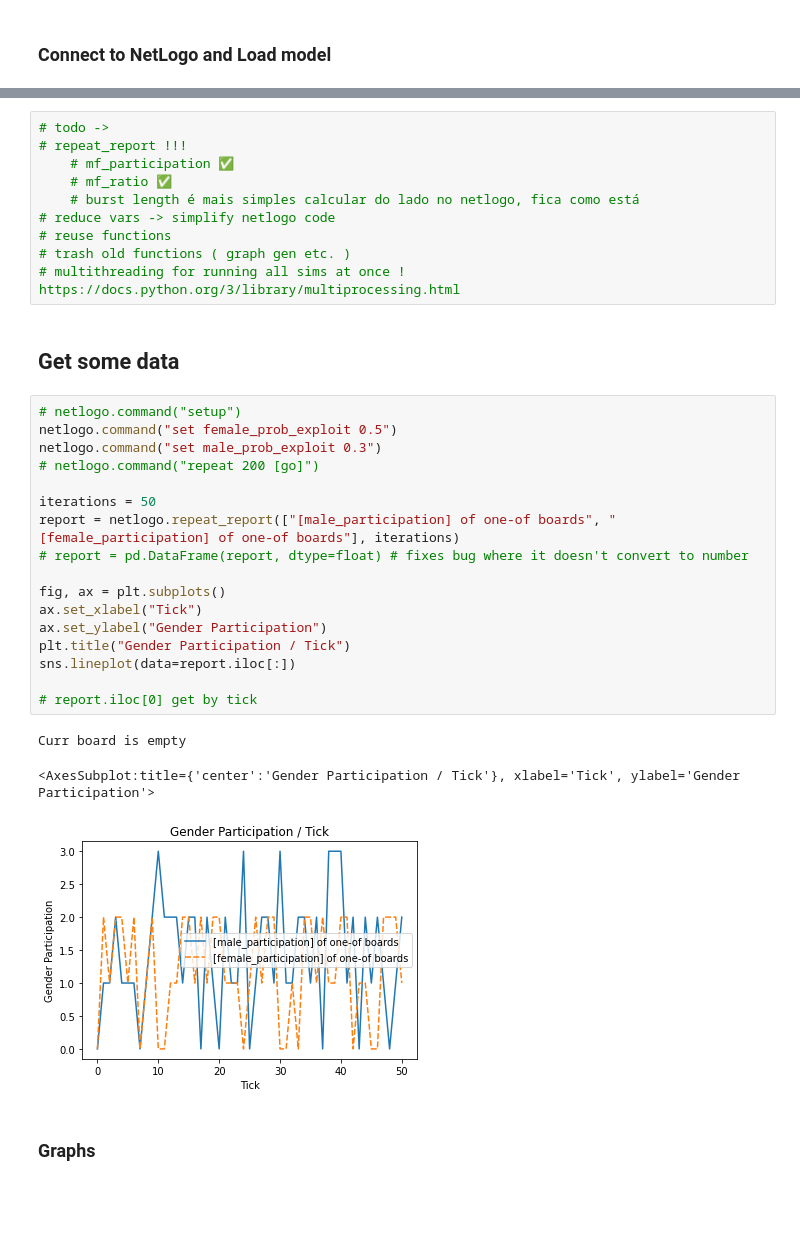
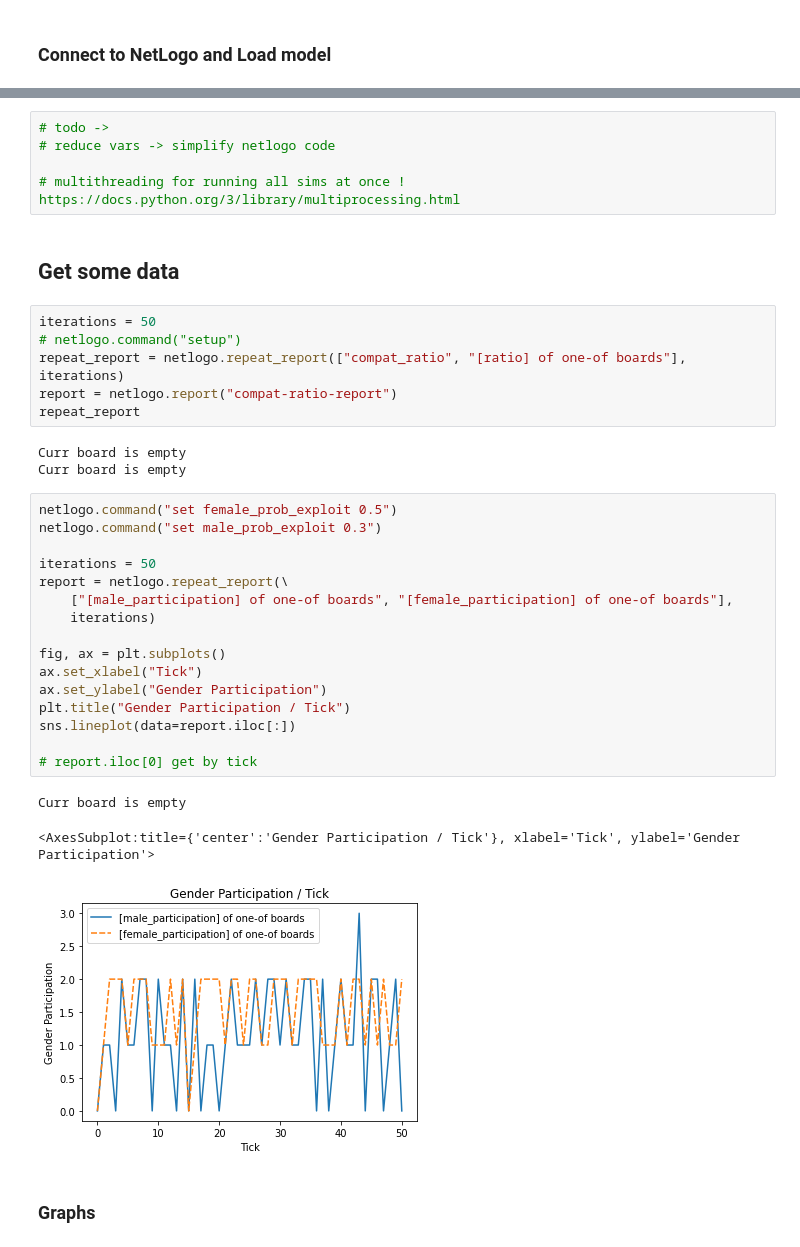
Before and after one commit to DEISI-ULHT-TFC-2021-22/TFC-DEISI258-Modelamento-multi-agente-de-intera-es-em-grupos-sociais, a Jupyter notebook: pynetlogo_ku.ipynb, the cells around one changed output, grey strips where cells are left out. Saved outputs shown, nothing was run; the diff lists cells and outputs as text; blank space fills up the shorter version.

```diff
--- a/pynetlogo_ku.ipynb
+++ b/pynetlogo_ku.ipynb
@@ -96,36 +91,39 @@ MF RATIO -> F - 2 | M - 3
 # %%
 # todo ->
-# repeat_report !!!
-    # mf_participation ✅
-    # mf_ratio ✅
-    # burst length é mais simples calcular do lado no netlogo, fica como está
 # reduce vars -> simplify netlogo code
-# reuse functions
-# trash old functions ( graph gen etc. )
+
 # multithreading for running all sims at once ! https://docs.python.org/3/library/multiprocessing.html
 # %% [markdown]
 ## Get some data
+# %%
+iterations = 50
+# netlogo.command("setup")
+repeat_report = netlogo.repeat_report(["compat_ratio", "[ratio] of one-of boards"], iterations)
+report = netlogo.report("compat-ratio-report")
+repeat_report
+# %% [output]
+Curr board is empty
+Curr board is empty
 # %%
-# netlogo.command("setup")
 netlogo.command("set female_prob_exploit 0.5")
 netlogo.command("set male_prob_exploit 0.3")
-# netlogo.command("repeat 200 [go]")
 
 iterations = 50
-report = netlogo.repeat_report(["[male_participation] of one-of boards", "[female_participation] of one-of boards"], iterations)
-# report = pd.DataFrame(report, dtype=float) # fixes bug where it doesn't convert to number
+report = netlogo.repeat_report(\
+    ["[male_participation] of one-of boards", "[female_participation] of one-of boards"],
+    iterations)
 
 fig, ax = plt.subplots()
 ax.set_xlabel("Tick")
 ax.set_ylabel("Gender Participation")
 plt.title("Gender Participation / Tick")
 sns.lineplot(data=report.iloc[:])
 
 # report.iloc[0] get by tick
 # %% [output]
 Curr board is empty
 <AxesSubplot:title={'center':'Gender Participation / Tick'}, xlabel='Tick', ylabel='Gender Participation'>
-[figure, old version]
+[figure, new version]
 # %% [markdown]
 ### Graphs
 # %%
```
Also changed, not shown: parts of 3 cells of this notebook.
